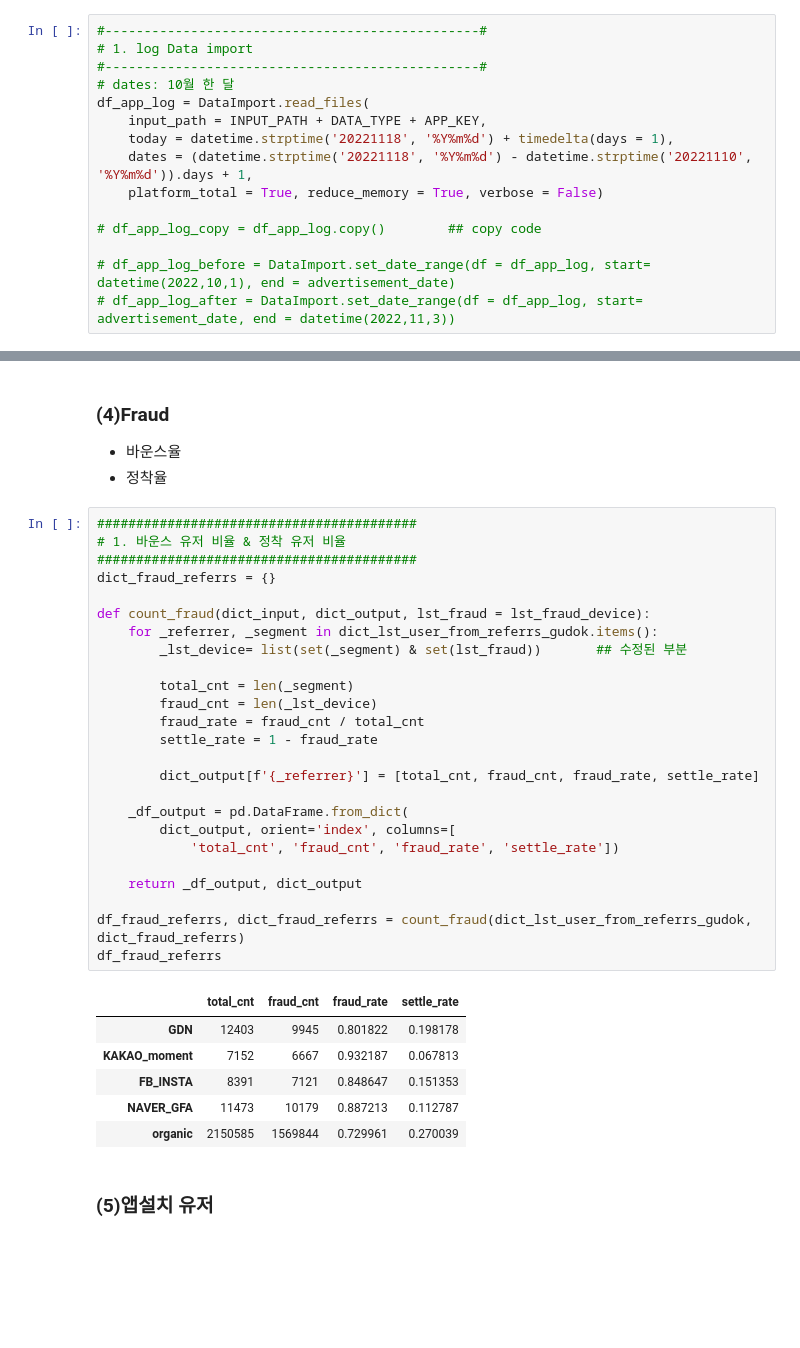
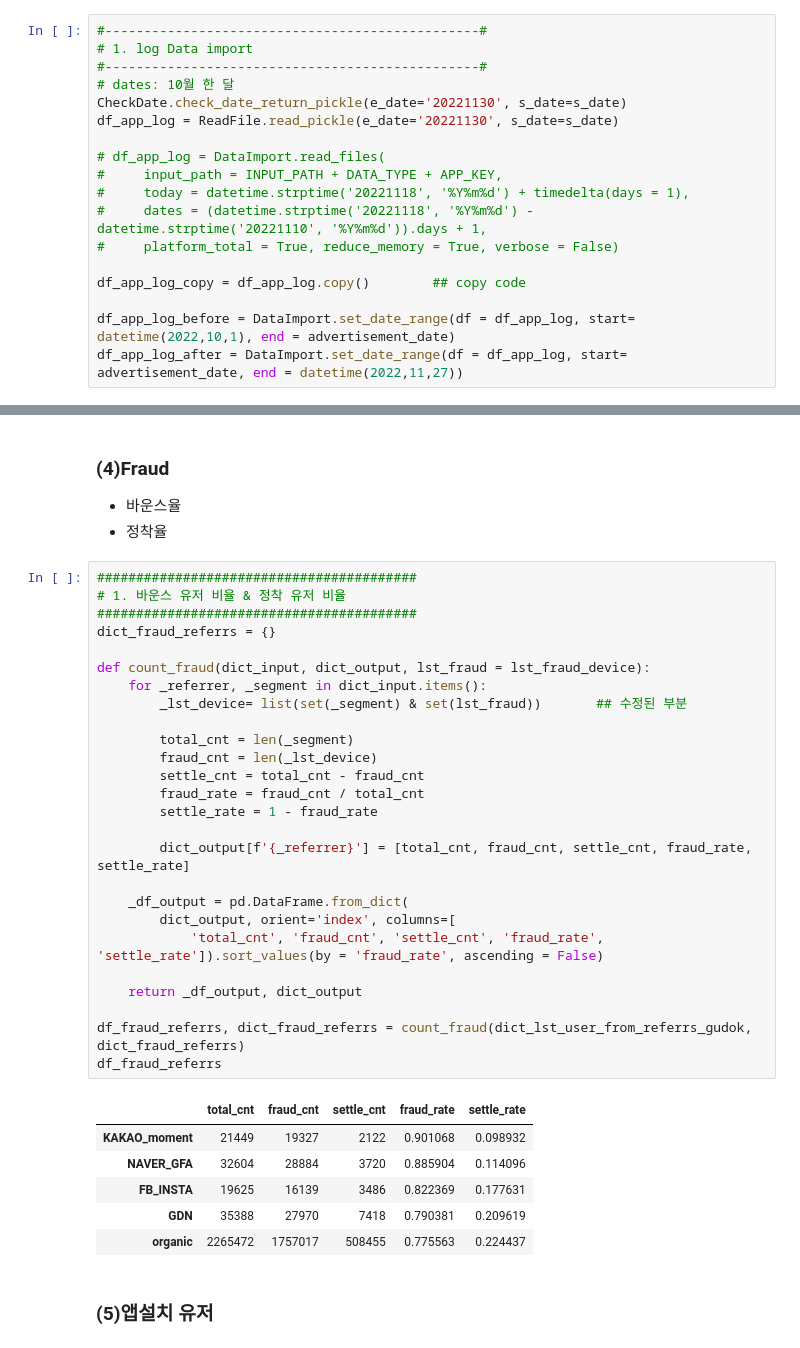
Before and after one commit to tand-datateam-th/kto_prj_git, a Jupyter notebook: [KTO]_Letter_analysis_v2_2210(MK).ipynb, the cells around one changed output, grey strips where cells are left out. Cells and saved outputs as stored; diff of their text form; blank space fills up the shorter version.

```diff
--- a/[KTO]_Letter_analysis_v2_2210(MK).ipynb
+++ b/[KTO]_Letter_analysis_v2_2210(MK).ipynb
@@ -99,15 +94,18 @@ for pkg in [return_pickle] :
 # 1. log Data import
 #------------------------------------------------#
 # dates: 10월 한 달
-df_app_log = DataImport.read_files(
-    input_path = INPUT_PATH + DATA_TYPE + APP_KEY,
-    today = datetime.strptime('20221118', '%Y%m%d') + timedelta(days = 1),
-    dates = (datetime.strptime('20221118', '%Y%m%d') - datetime.strptime('20221110', '%Y%m%d')).days + 1,
-    platform_total = True, reduce_memory = True, verbose = False)
+CheckDate.check_date_return_pickle(e_date='20221130', s_date=s_date)
+df_app_log = ReadFile.read_pickle(e_date='20221130', s_date=s_date)
 
-# df_app_log_copy = df_app_log.copy()        ## copy code
+# df_app_log = DataImport.read_files(
+#     input_path = INPUT_PATH + DATA_TYPE + APP_KEY,
+#     today = datetime.strptime('20221118', '%Y%m%d') + timedelta(days = 1),
+#     dates = (datetime.strptime('20221118', '%Y%m%d') - datetime.strptime('20221110', '%Y%m%d')).days + 1,
+#     platform_total = True, reduce_memory = True, verbose = False)
 
-# df_app_log_before = DataImport.set_date_range(df = df_app_log, start= datetime(2022,10,1), end = advertisement_date)
-# df_app_log_after = DataImport.set_date_range(df = df_app_log, start= advertisement_date, end = datetime(2022,11,3))
+df_app_log_copy = df_app_log.copy()        ## copy code
+
+df_app_log_before = DataImport.set_date_range(df = df_app_log, start= datetime(2022,10,1), end = advertisement_date)
+df_app_log_after = DataImport.set_date_range(df = df_app_log, start= advertisement_date, end = datetime(2022,11,27))
 # %% [markdown]
 # 2.Preprocess
@@ -594,34 +527,35 @@ df_subscribe_conversion
 # %%
 #########################################
 # 1. 바운스 유저 비율 & 정착 유저 비율
 #########################################
 dict_fraud_referrs = {}
 
 def count_fraud(dict_input, dict_output, lst_fraud = lst_fraud_device):
-    for _referrer, _segment in dict_lst_user_from_referrs_gudok.items():
+    for _referrer, _segment in dict_input.items():
         _lst_device= list(set(_segment) & set(lst_fraud))       ## 수정된 부분
 
         total_cnt = len(_segment)
         fraud_cnt = len(_lst_device)
+        settle_cnt = total_cnt - fraud_cnt
         fraud_rate = fraud_cnt / total_cnt
         settle_rate = 1 - fraud_rate
 
-        dict_output[f'{_referrer}'] = [total_cnt, fraud_cnt, fraud_rate, settle_rate]
+        dict_output[f'{_referrer}'] = [total_cnt, fraud_cnt, settle_cnt, fraud_rate, settle_rate]
 
     _df_output = pd.DataFrame.from_dict(
         dict_output, orient='index', columns=[
-            'total_cnt', 'fraud_cnt', 'fraud_rate', 'settle_rate'])
+            'total_cnt', 'fraud_cnt', 'settle_cnt', 'fraud_rate', 'settle_rate']).sort_values(by = 'fraud_rate', ascending = False)
 
     return _df_output, dict_output
 
 df_fraud_referrs, dict_fraud_referrs = count_fraud(dict_lst_user_from_referrs_gudok, dict_fraud_referrs)
 df_fraud_referrs
 # %% [output]
-|  | total_cnt | fraud_cnt | fraud_rate | settle_rate |
-| GDN | 12403 | 9945 | 0.801822 | 0.198178 |
-| KAKAO_moment | 7152 | 6667 | 0.932187 | 0.067813 |
-| FB_INSTA | 8391 | 7121 | 0.848647 | 0.151353 |
-| NAVER_GFA | 11473 | 10179 | 0.887213 | 0.112787 |
-| organic | 2150585 | 1569844 | 0.729961 | 0.270039 |
+|  | total_cnt | fraud_cnt | settle_cnt | fraud_rate | settle_rate |
+| KAKAO_moment | 21449 | 19327 | 2122 | 0.901068 | 0.098932 |
+| NAVER_GFA | 32604 | 28884 | 3720 | 0.885904 | 0.114096 |
+| FB_INSTA | 19625 | 16139 | 3486 | 0.822369 | 0.177631 |
+| GDN | 35388 | 27970 | 7418 | 0.790381 | 0.209619 |
+| organic | 2265472 | 1757017 | 508455 | 0.775563 | 0.224437 |
 # %% [markdown]
 ### (5)앱설치 유저
```
Also changed, not shown: parts of 24 cells of this notebook, 6 other files.
